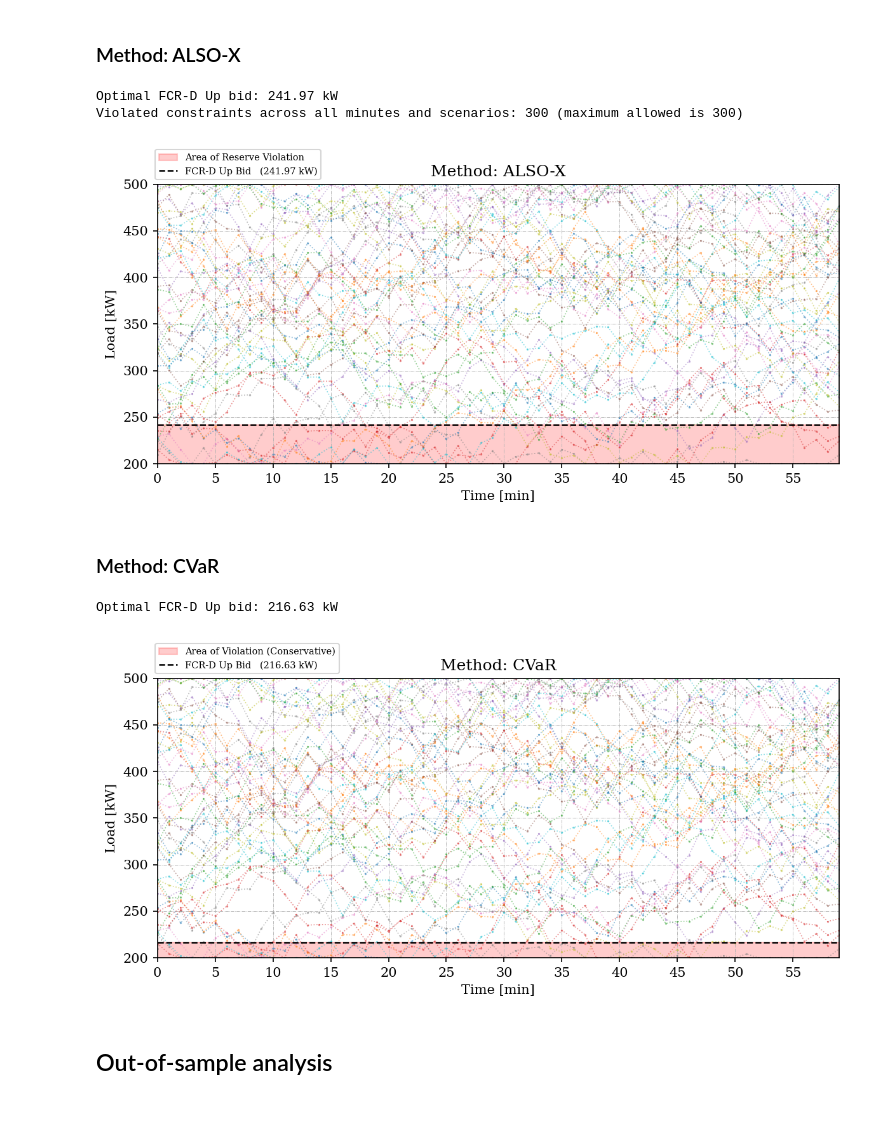
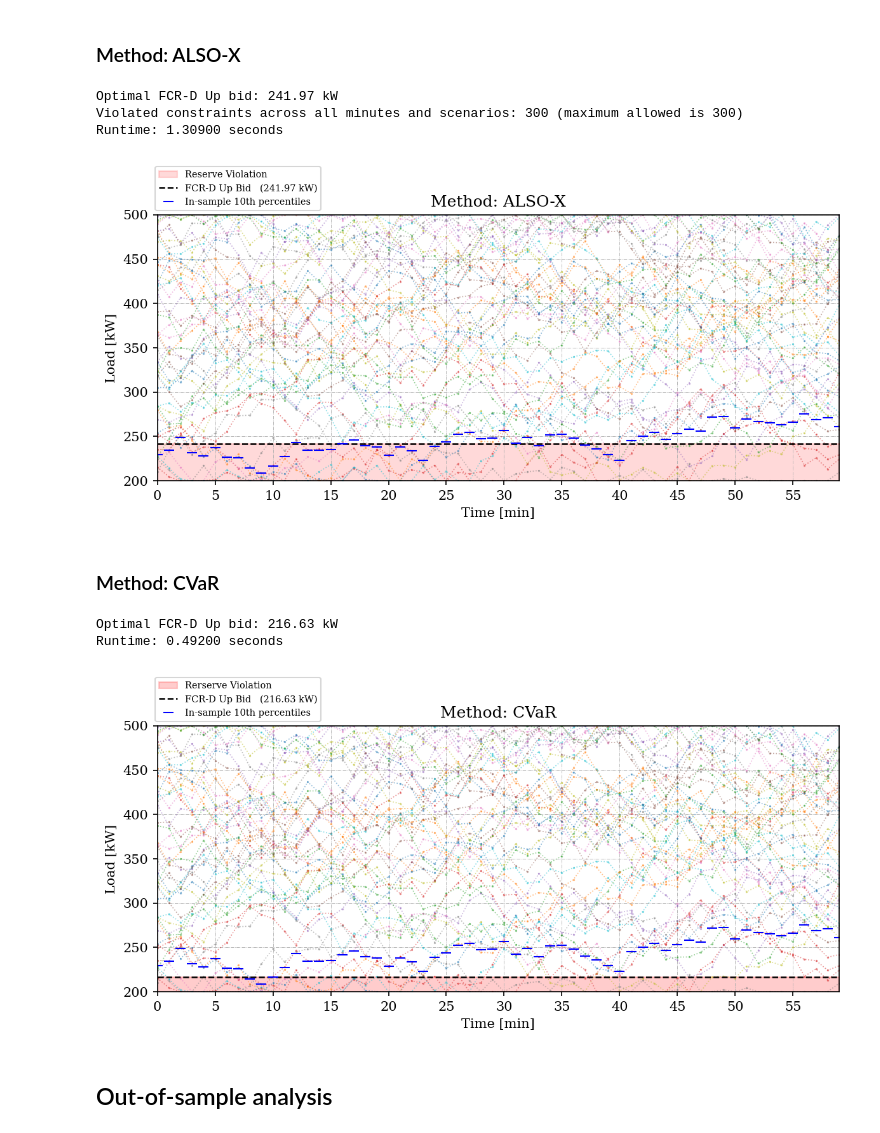
Before and after one commit to Hvid1999/46755, a Jupyter notebook: Assignment 2/task_2.ipynb, the cells around one changed output. Saved outputs shown, nothing was run; the diff lists cells and outputs as text; code cells hidden in the pictures.

```diff
--- a/Assignment 2/task_2.ipynb
+++ b/Assignment 2/task_2.ipynb
@@ -103,6 +140,8 @@ for i in range(OMEGA):
 # %% [output]
 [98, 194, 107, 10, 66, 130, 124, 103, 77, 122, 91, 149, 55, 129, 35, 72, 185, 24, 158, 64, 136, 154, 37, 79, 25, 18, 84, 120, 143, 175, 90, 111, 80, 156, 163, 52, 141, 190, 113, 133, 195, 15, 140, 3,  ...
 Number of samples: 50
+# %%
+in_sample_10th_percentile = np.percentile([scenarios[i] for i in range(OMEGA)], 10, axis=0)
 # %% [markdown]
 ## In-sample decision making: Offering strategy under P90 rule
 # %% [markdown]
@@ -144,20 +183,26 @@ if m.status == gb.GRB.OPTIMAL:
     print('Optimal FCR-D Up bid: %.2f kW' % p_bid_UP.x)
 
     print('Violated constraints across all minutes and scenarios: %d (maximum allowed is %d)' % (sum(y[t,w].x for t in range(MINUTES) for w in range(OMEGA)), 0.10 * MINUTES * OMEGA))
+
+    print('Runtime: %.5f seconds' % m.Runtime)
 else:
     print('No solution found. Status code: %d' % m.status)
 # %% [output]
 Optimal FCR-D Up bid: 241.97 kW
 Violated constraints across all minutes and scenarios: 300 (maximum allowed is 300)
+Runtime: 1.30900 seconds
 # %%
 fig = plt.figure(figsize=(8, 4), dpi=150)
 
-plt.fill_between(np.arange(0,60), p_bid_UP_alsoX, color='red', alpha=0.2, label='Area of Reserve Violation')
+plt.fill_between(np.arange(0,60), p_bid_UP_alsoX, color='red', alpha=0.15, label='Reserve Violation')
 
 for i in range(OMEGA):
     plt.plot(scenarios[i], alpha=0.5, linewidth=0.8, linestyle=':', marker='o', markersize=0.6)
 
-plt.axhline(y=p_bid_UP_alsoX, color='black', linestyle='--', label='FCR-D Up Bid   (%.2f kW)' % p_bid_UP.x, linewidth=1.2)
+plt.axhline(y=p_bid_UP_alsoX, color='black', linestyle='--', label='FCR-D Up Bid   (%.2f kW)' % p_bid_UP_alsoX, linewidth=1.2)
+
+#plot in-sample 10th percentile
+plt.plot(in_sample_10th_percentile, label='In-sample 10th percentiles', color='blue', linestyle='', marker='_', markersize=8)
 
 plt.margins(x=0)
 plt.xlabel('Time [min]')
@@ -172,11 +217,11 @@ plt.gca().spines[['right','top']].set_visible(True)
 
 fig.tight_layout()
 
-#plt.savefig('Figures/FCR_reserves_ALSO-X_IN-sample.png', dpi=300)
+plt.savefig('Figures/FCR_reserves_ALSO-X_IN-sample.png', dpi=300, bbox_inches='tight')
 
 plt.show()
 # %% [output]
-[figure, old version]
+[figure, new version]
 # %% [markdown]
 ### Method: CVaR
 # %%
@@ -216,38 +261,43 @@ m.optimize()
 if m.status == gb.GRB.OPTIMAL:
     p_bid_UP_cvar = p_bid_UP.x
     print('Optimal FCR-D Up bid: %.2f kW' % p_bid_UP.x)
+    print('Runtime: %.5f seconds' % m.Runtime)
 else:
     print('No solution found. Status code: %d' % m.status)
 # %% [output]
 Optimal FCR-D Up bid: 216.63 kW
+Runtime: 0.49200 seconds
 # %%
 fig = plt.figure(figsize=(8, 4), dpi=150)
 
-plt.fill_between(np.arange(0,60), p_bid_UP_cvar, color='red', alpha=0.2, label='Area of Violation (Conservative)')
+plt.fill_between(np.arange(0,60), p_bid_UP_cvar, color='red', alpha=0.2, label='Rerserve Violation')
 
 for i in range(OMEGA):
     plt.plot(scenarios[i], alpha=0.5, linewidth=0.8, linestyle=':', marker='o', markersize=0.6)
 
-plt.axhline(y=p_bid_UP_cvar, color='black', linestyle='--', label='FCR-D Up Bid   (%.2f kW)' % p_bid_UP.x, linewidth=1.2)
+plt.axhline(y=p_bid_UP_cvar, color='black', linestyle='--', label='FCR-D Up Bid   (%.2f kW)' % p_bid_UP_cvar, linewidth=1.2)
+
+#plot in-sample 10th percentile
+plt.plot(in_sample_10th_percentile, label='In-sample 10th percentiles', color='blue', linestyle='', marker='_', markersize=8)
 
 plt.margins(x=0)
 plt.xlabel('Time [min]')
 plt.ylabel('Load [kW]')
 plt.tight_layout()
 plt.ylim([MIN_LOAD, MAX_LOAD])
 plt.xticks(np.arange(0, 60, 5))
 plt.legend(loc = 'lower left', bbox_to_anchor=(-0.01, 1.0), fontsize=7)
 plt.title('Method: CVaR')
 
 plt.gca().spines[['right','top']].set_visible(True)
 
 fig.tight_layout()
 
-#plt.savefig('Figures/FCR_reserves_CVaR_IN-sample.png', dpi=300)
+plt.savefig('Figures/FCR_reserves_CVaR_IN-sample.png', dpi=300, bbox_inches='tight')
 
 plt.show()
 # %% [output]
-[figure, old version]
+[figure, new version]
 # %% [markdown]
 ## Out-of-sample analysis
 # %% [markdown]
```
Also changed, not shown: parts of 12 cells of this notebook, 7 other files.
